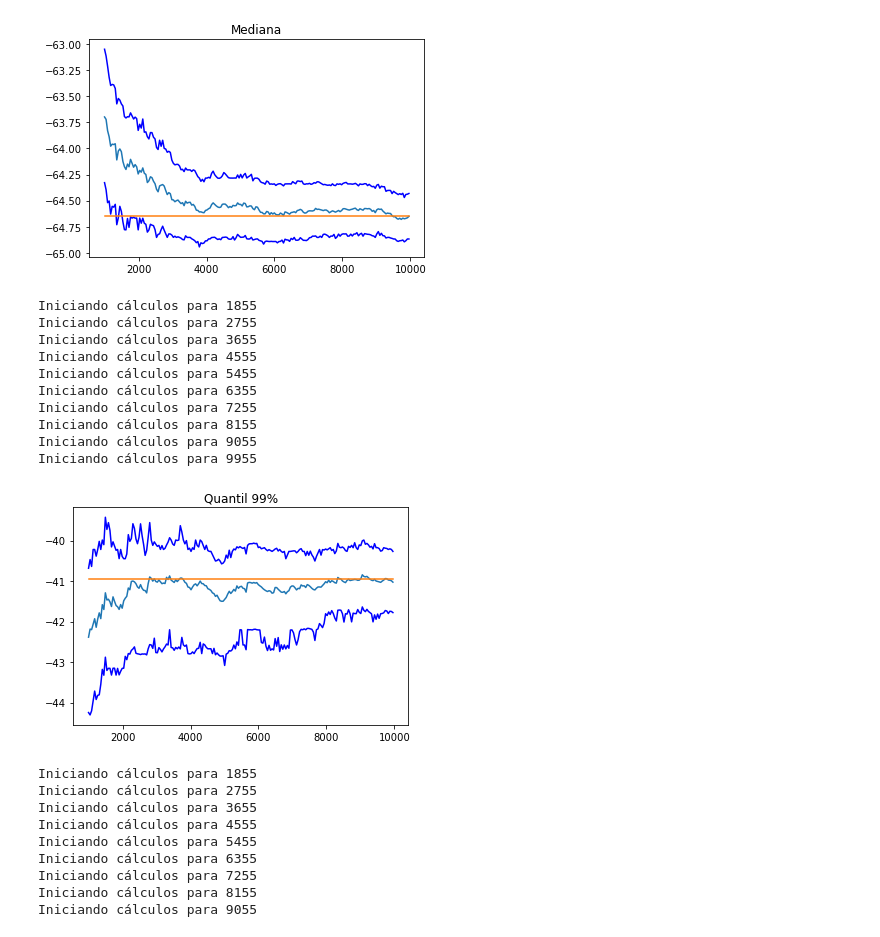
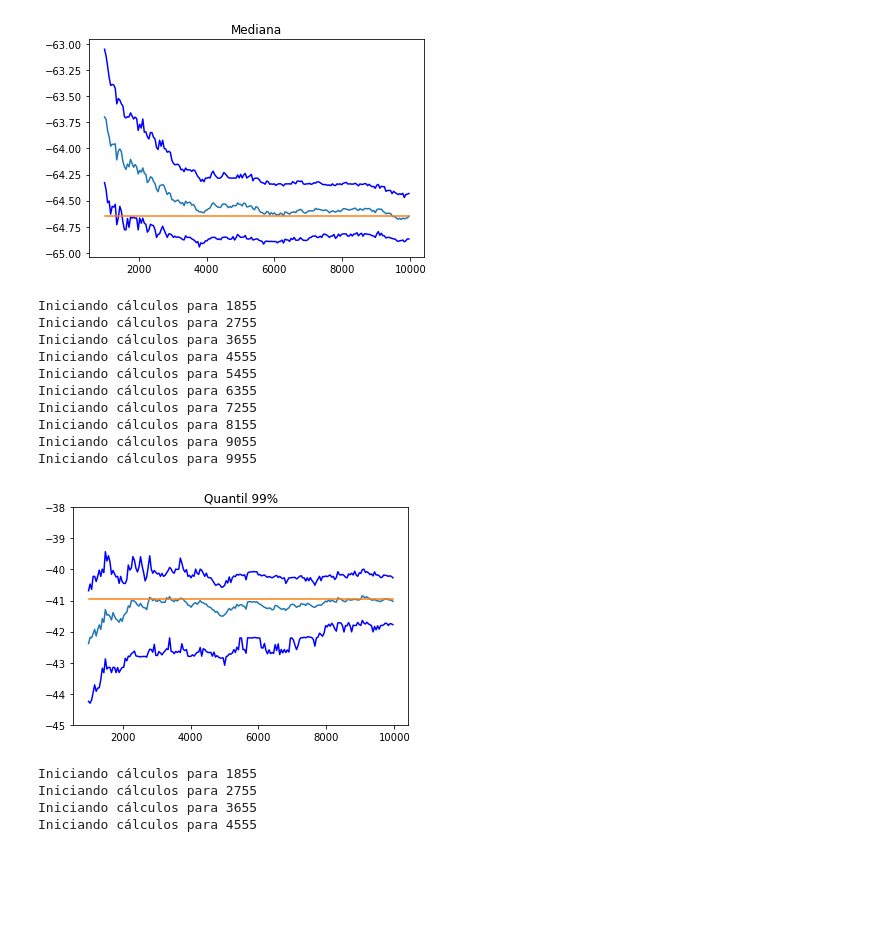
Before and after one commit to carisio/mc-sample-size, a Jupyter notebook: notebooks/1 - Intervalo de confiança com bootstrap.ipynb, the cells around one changed output. Saved outputs shown, nothing was run; the diff lists cells and outputs as text; code cells hidden in the pictures; blank space fills up the shorter version.

```diff
--- a/notebooks/1 - Intervalo de confiança com bootstrap.ipynb
+++ b/notebooks/1 - Intervalo de confiança com bootstrap.ipynb
@@ -97,12 +97,15 @@ def roda_bootstrap(func):
 
     return [parametro_calculado, intervalo_confianca_inf, intervalo_confianca_sup, erro_padrao_calculado]
 
-def plot_parametro_com_intervalo_confianca(label, valor_real, parametro_calculado, intervalo_confianca_inf, intervalo_confianca_sup):
+def plot_parametro_com_intervalo_confianca(label, valor_real, parametro_calculado, intervalo_confianca_inf, intervalo_confianca_sup, ymin=None, ymax=None):
     plt.plot(qtd_amostras_analisadas, parametro_calculado)
     plt.plot(qtd_amostras_analisadas, intervalo_confianca_inf, 'b')
     plt.plot(qtd_amostras_analisadas, intervalo_confianca_sup, 'b')
     plt.plot(qtd_amostras_analisadas, valor_real*np.ones(len(qtd_amostras_analisadas)))
     plt.title(label)
+    if ymin is not None and ymax is not None:
+        xmin, xmax, _, _ = plt.axis()
+        plt.axis([xmin, xmax, ymin, ymax])
     plt.show()
 # %%
 # MEDIANA
@@ -123,23 +126,23 @@ Iniciando cálculos para 9955
 # %%
 # QUANTIL 99%
 
 def quantil_99(dados):
     return np.percentile(dados, 99)
 
 parametro_estimado, ic_inf, ic_sup, erro_padrao_calculado = roda_bootstrap(quantil_99)
-plot_parametro_com_intervalo_confianca('Quantil 99%', np.percentile(all_data, 99), parametro_estimado, ic_inf, ic_sup)
+plot_parametro_com_intervalo_confianca('Quantil 99%', np.percentile(all_data, 99), parametro_estimado, ic_inf, ic_sup, -45, -38)
 # %% [output]
 Iniciando cálculos para 1855
 Iniciando cálculos para 2755
 Iniciando cálculos para 3655
 Iniciando cálculos para 4555
 Iniciando cálculos para 5455
 Iniciando cálculos para 6355
 Iniciando cálculos para 7255
 Iniciando cálculos para 8155
 Iniciando cálculos para 9055
 Iniciando cálculos para 9955
-[figure, old version]
+[figure, new version]
 # %%
 # QUANTIL 99.9%
 
@@ -153,8 +156,3 @@ Iniciando cálculos para 1855
 Iniciando cálculos para 2755
 Iniciando cálculos para 3655
 Iniciando cálculos para 4555
-Iniciando cálculos para 5455
-Iniciando cálculos para 6355
-Iniciando cálculos para 7255
-Iniciando cálculos para 8155
-Iniciando cálculos para 9055
```
Also changed, not shown: 1 other file.
